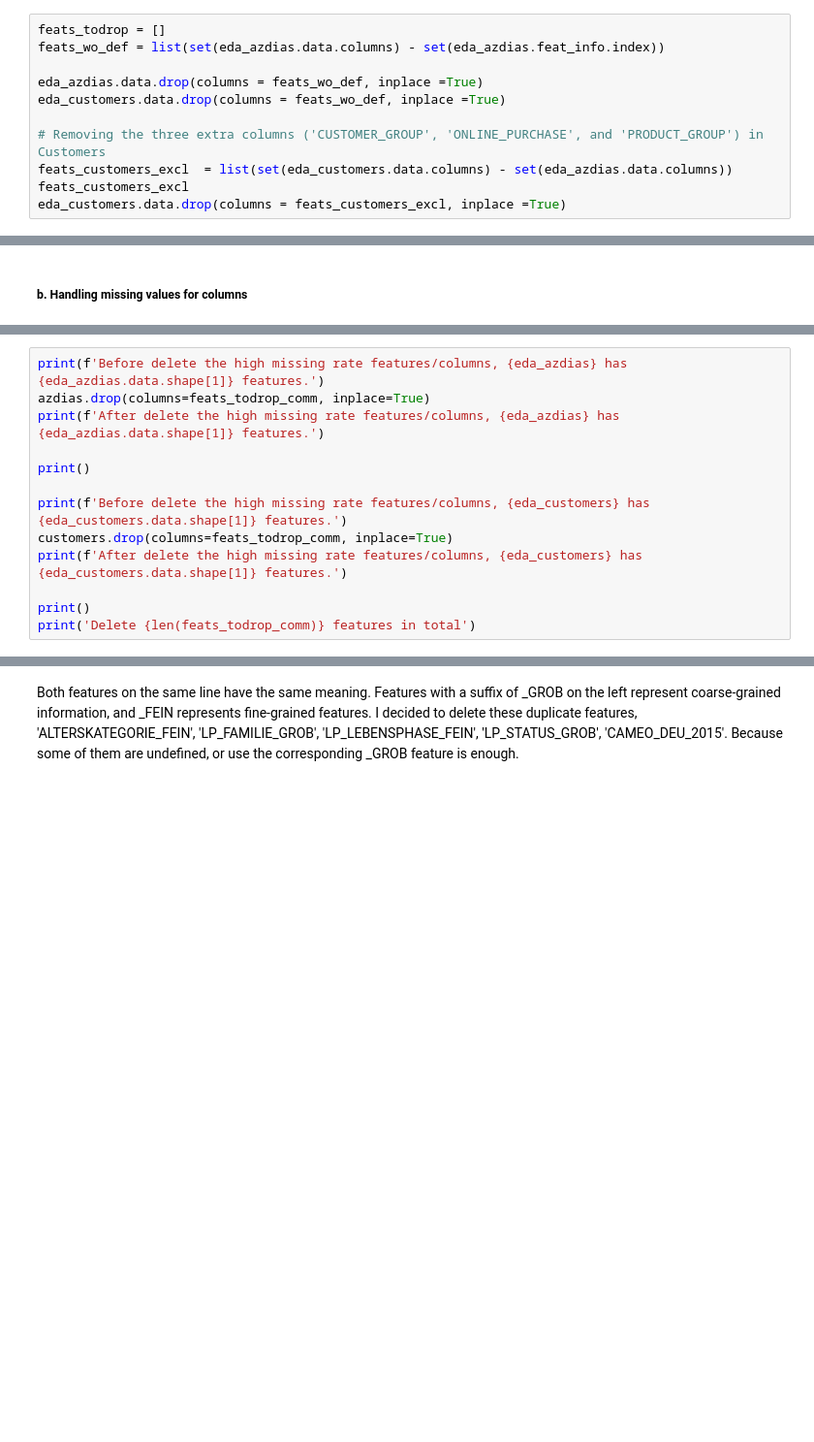
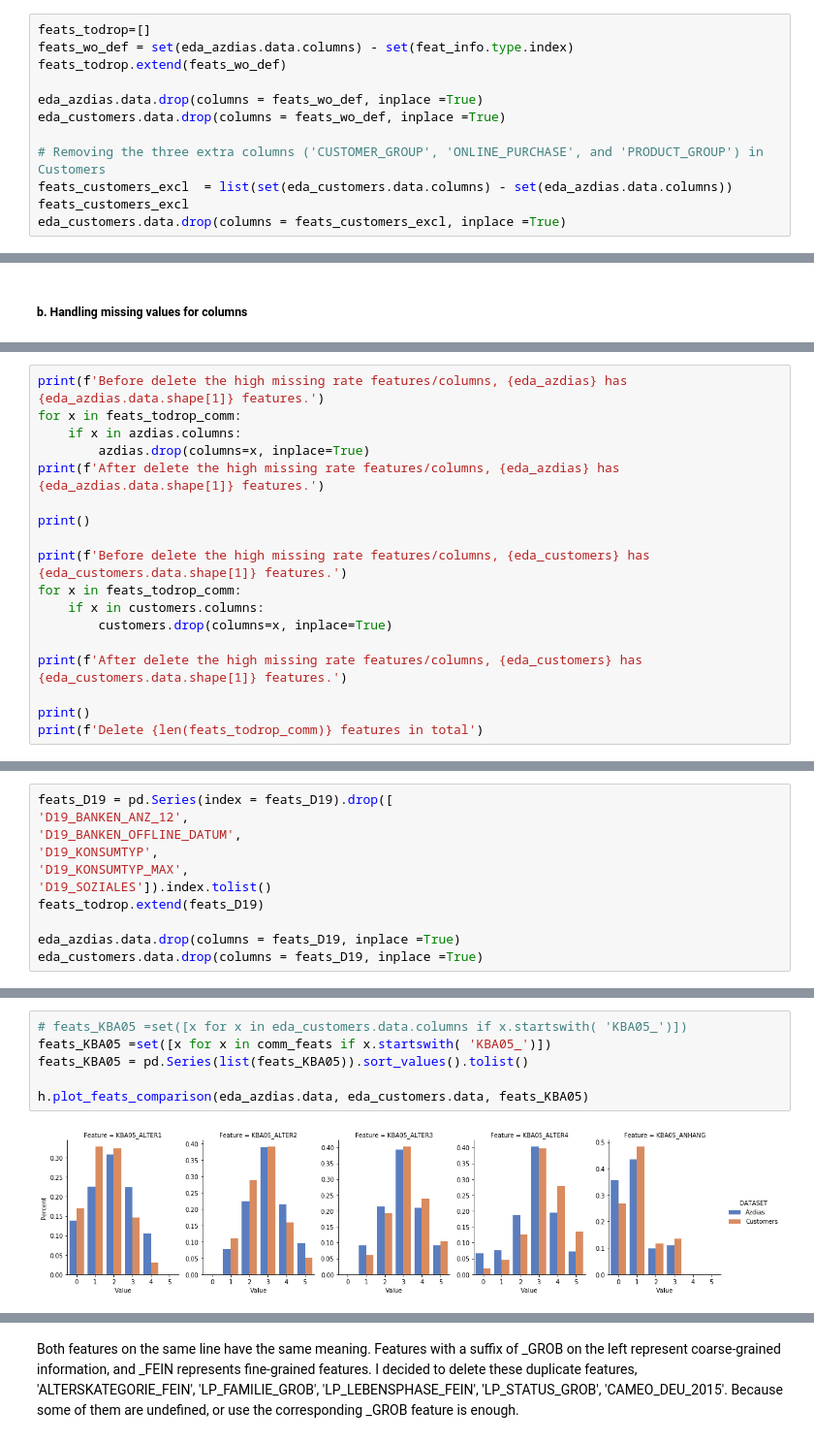
Before and after one commit to binliu-base/udacity-dsnd-capstone-arvato, a Jupyter notebook: Arvato Project Workbook.ipynb, the cells around one changed output, grey strips where cells are left out. Shown at 97% size. Cells and saved outputs as stored; diff of their text form; blank space fills up the shorter version.

```diff
--- a/Arvato Project Workbook.ipynb
+++ b/Arvato Project Workbook.ipynb
@@ -72,8 +91,9 @@ eda_customers= eda.EDA(customers, feat_info, label = 'Customers')
 # %% [markdown]
 #### Step 1: Removing undefined features
 # %%
-feats_todrop = []
-feats_wo_def = list(set(eda_azdias.data.columns) - set(eda_azdias.feat_info.index))
+feats_todrop=[]
+feats_wo_def = set(eda_azdias.data.columns) - set(feat_info.type.index)
+feats_todrop.extend(feats_wo_def)
 
 eda_azdias.data.drop(columns = feats_wo_def, inplace =True)
 eda_customers.data.drop(columns = feats_wo_def, inplace =True)
@@ -130,13 +197,18 @@ feats_todrop_comm
 # %%
 print(f'Before delete the high missing rate features/columns, {eda_azdias} has {eda_azdias.data.shape[1]} features.')
-azdias.drop(columns=feats_todrop_comm, inplace=True)
+for x in feats_todrop_comm:
+    if x in azdias.columns:
+        azdias.drop(columns=x, inplace=True)
 print(f'After delete the high missing rate features/columns, {eda_azdias} has {eda_azdias.data.shape[1]} features.')
 
 print()
 
 print(f'Before delete the high missing rate features/columns, {eda_customers} has {eda_customers.data.shape[1]} features.')
-customers.drop(columns=feats_todrop_comm, inplace=True)
+for x in feats_todrop_comm:
+    if x in customers.columns:
+        customers.drop(columns=x, inplace=True)
+
 print(f'After delete the high missing rate features/columns, {eda_customers} has {eda_customers.data.shape[1]} features.')
 
 print()
-print('Delete {len(feats_todrop_comm)} features in total')
+print(f'Delete {len(feats_todrop_comm)} features in total')
@@ -142,0 +258,11 @@ print('Delete {len(feats_todrop_comm)} features in total')
+# %%
+feats_D19 = pd.Series(index = feats_D19).drop([
+'D19_BANKEN_ANZ_12',
+'D19_BANKEN_OFFLINE_DATUM',
+'D19_KONSUMTYP',
+'D19_KONSUMTYP_MAX',
+'D19_SOZIALES']).index.tolist()
+feats_todrop.extend(feats_D19)
+
+eda_azdias.data.drop(columns = feats_D19, inplace =True)
+eda_customers.data.drop(columns = feats_D19, inplace =True)
@@ -142,0 +271,8 @@ print('Delete {len(feats_todrop_comm)} features in total')
+# %%
+# feats_KBA05 =set([x for x in eda_customers.data.columns if x.startswith( 'KBA05_')])
+feats_KBA05 =set([x for x in comm_feats if x.startswith( 'KBA05_')])
+feats_KBA05 = pd.Series(list(feats_KBA05)).sort_values().tolist()
+
+h.plot_feats_comparison(eda_azdias.data, eda_customers.data, feats_KBA05)
+# %% [output]
+[figure, added]
```
Also changed, not shown: parts of 103 cells of this notebook, 1 other file.
